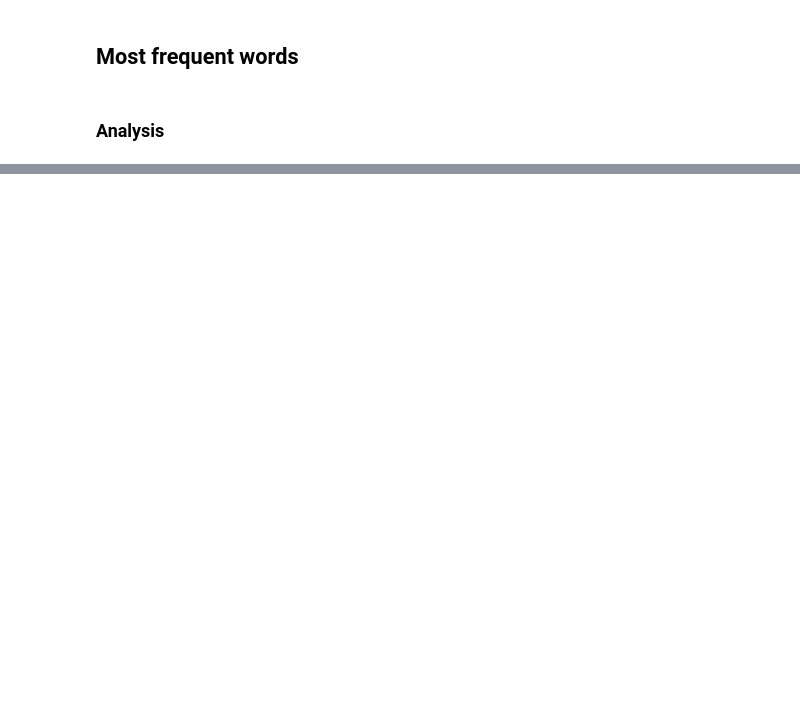
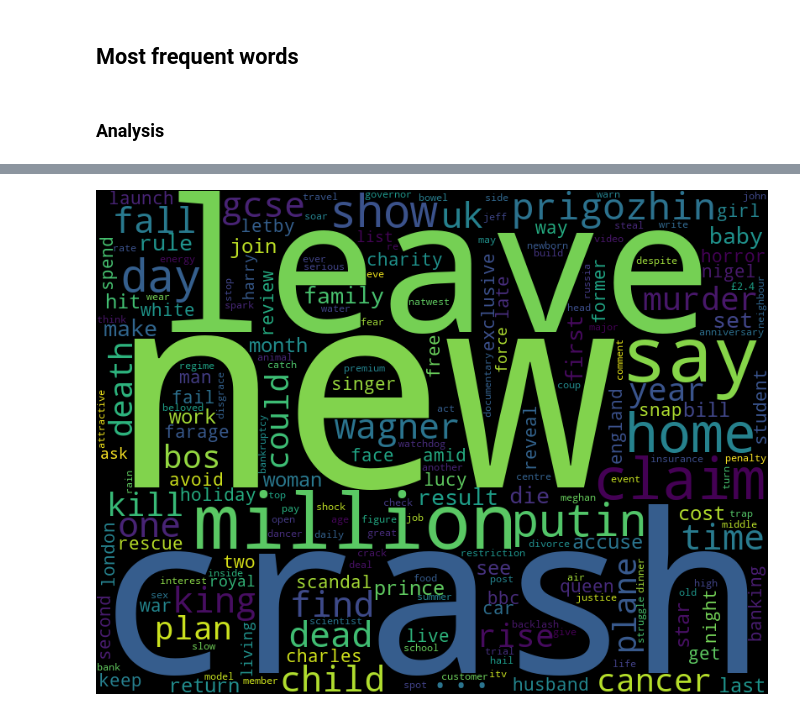
Before and after one commit to Peritract/media-comparison, a Jupyter notebook: basic_analysis.ipynb, the cells around one changed output, grey strips where cells are left out. Drawn from its saved outputs; the diff is of its cells as text; code cells hidden in the pictures; blank space fills up the shorter version.

```diff
--- a/basic_analysis.ipynb
+++ b/basic_analysis.ipynb
@@ -61,0 +88,8 @@ sns.barplot(bbc_top_ten, x="index", y="count", ax=ax[1]).set(title='BBC')
+# %%
+fog_machine = WordCloud(width=800, height=600) # Make a thing that generates clouds
+
+fog_machine.generate_from_frequencies(dm_keyword_counts) # Generate the cloud
+
+fog_machine.to_image()
+# %% [output]
+[figure, added]
```
Also changed, not shown: parts of 4 cells of this notebook, 4 other files.
